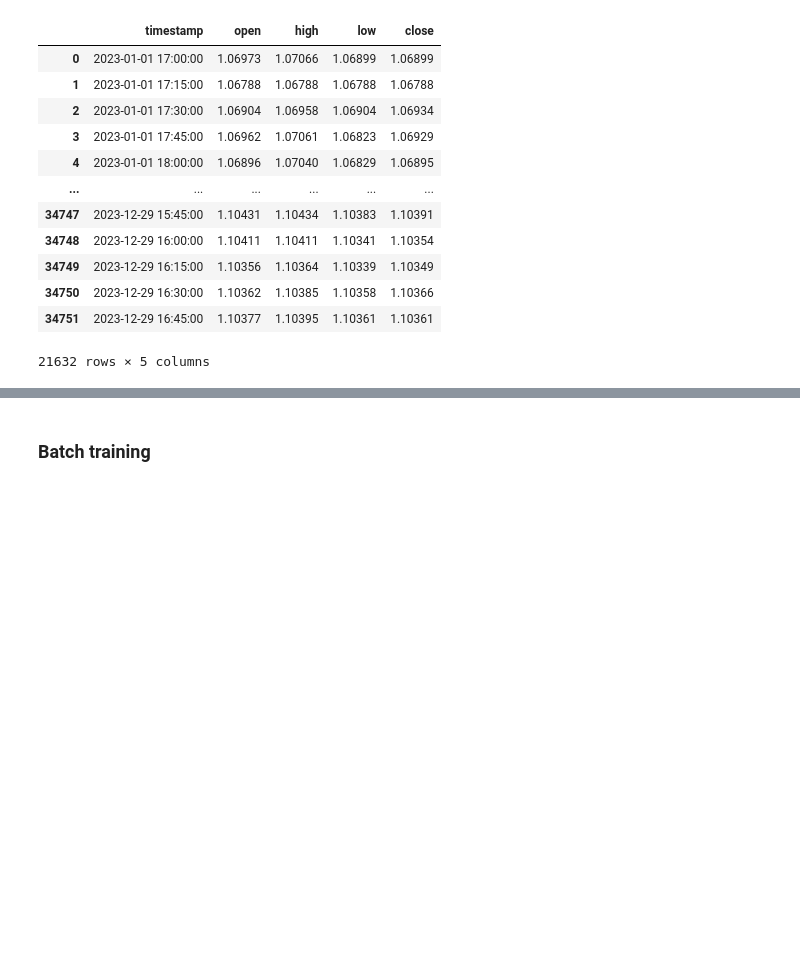
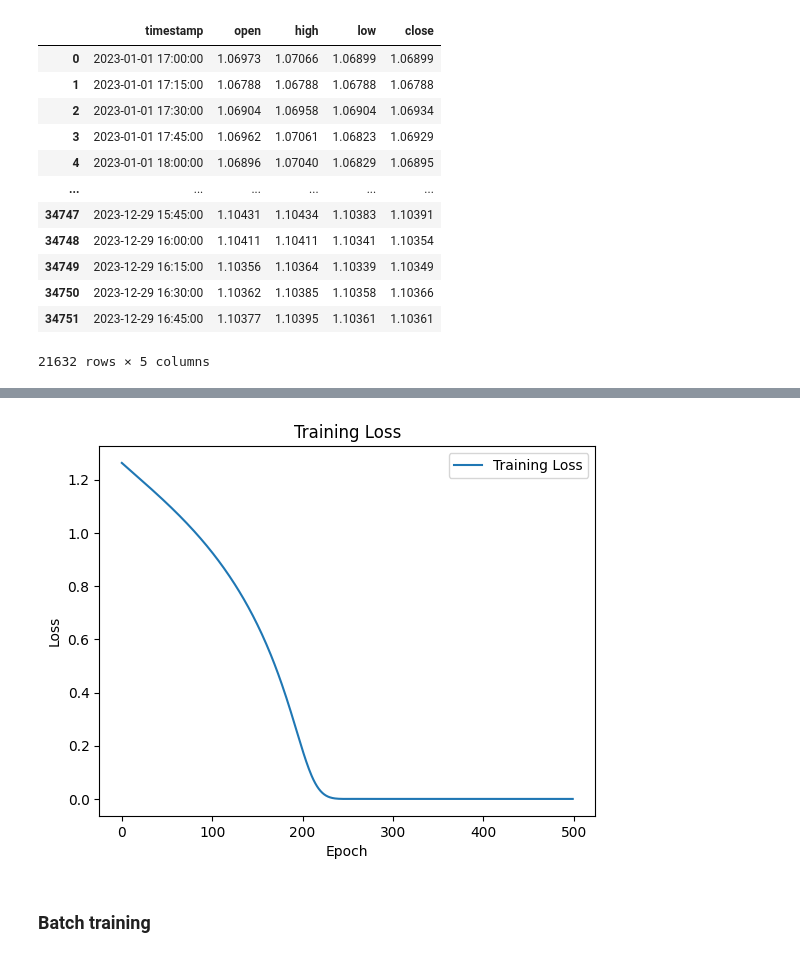
Before and after one commit to Suraj6E/EURUSD-DQN-LSTM, a Jupyter notebook: LSTM.ipynb, the cells around one changed output, grey strips where cells are left out. Saved outputs shown, nothing was run; the diff lists cells and outputs as text; code cells hidden in the pictures; blank space fills up the shorter version.

```diff
--- a/LSTM.ipynb
+++ b/LSTM.ipynb
@@ -223,3 +284,13 @@ OutOfMemoryError: CUDA out of memory. Tried to allocate 25.20 GiB. GPU 0 has a t
+# %%
+# Plot loss function within epochs
+plt.plot(losses, label='Training Loss')
+plt.title('Training Loss')
+plt.xlabel('Epoch')
+plt.ylabel('Loss')
+plt.legend()
+plt.show()
+# %% [output]
+[figure, added]
 # %% [markdown]
 ### Batch training
 # %%
```
Also changed, not shown: parts of 7 cells of this notebook.
